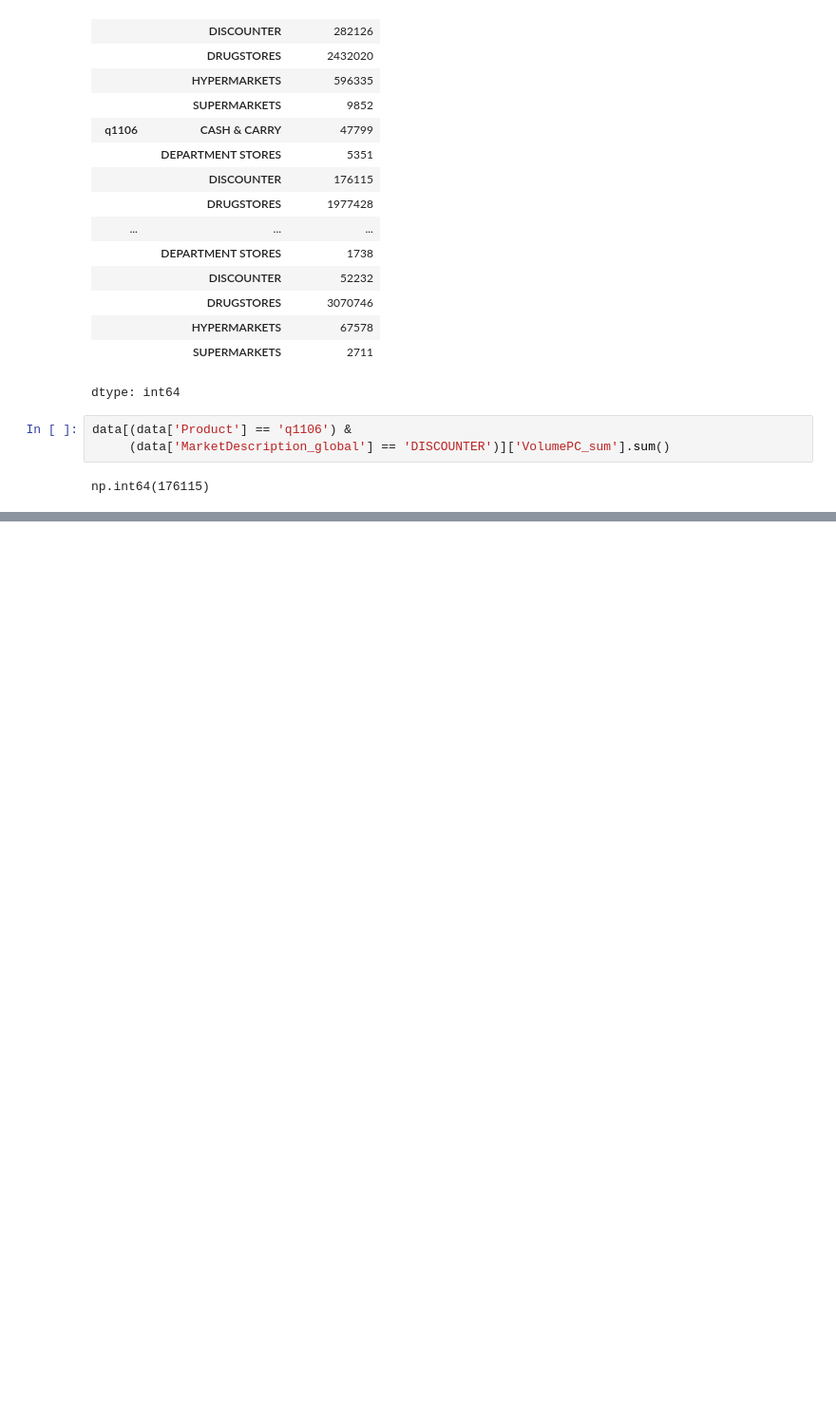
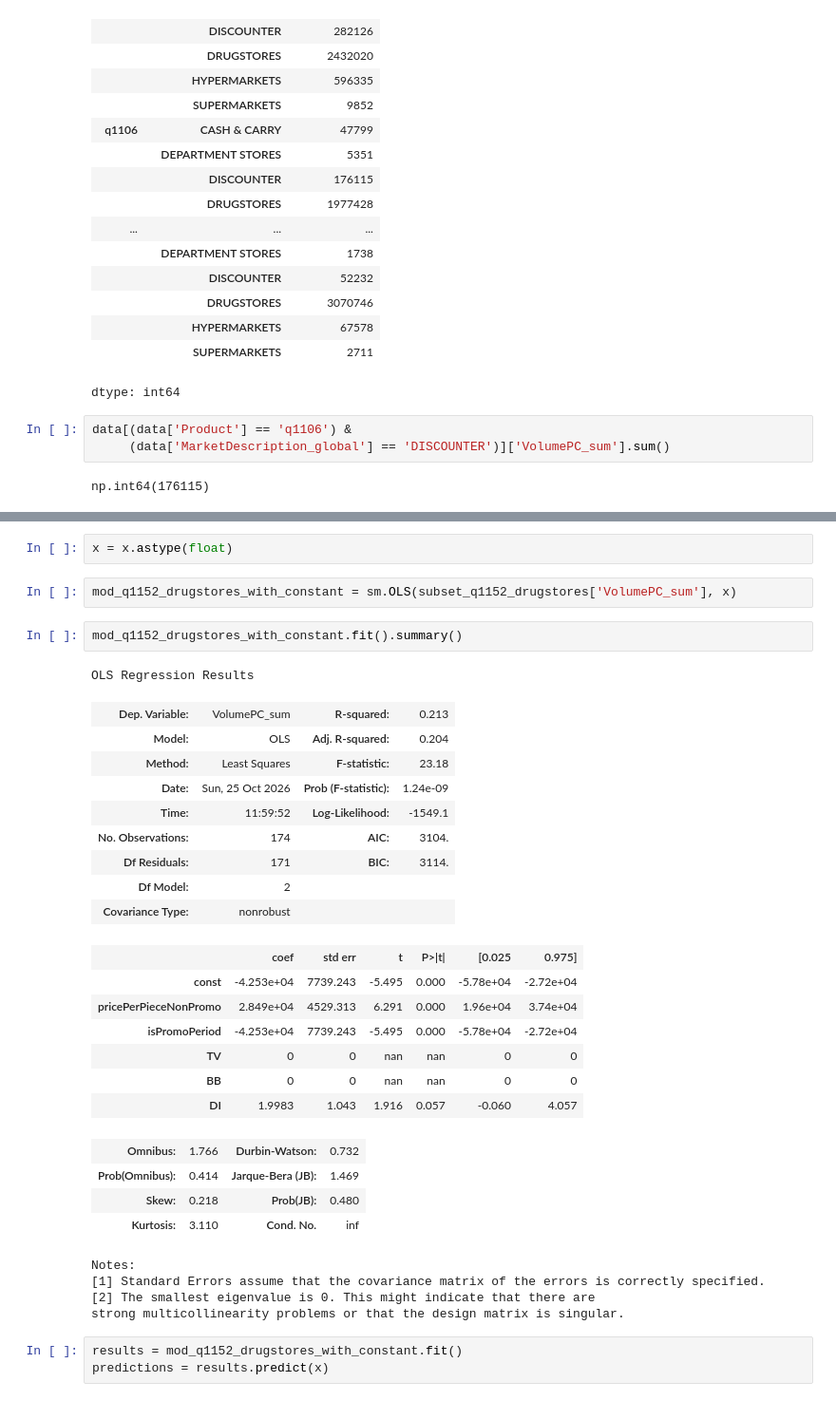
Before and after one commit to lyudmildimitrov1997-sudo/PPA_ERP_Student, a Jupyter notebook: Добре_дошли_в_Colab.ipynb, the cells around one changed output, grey strips where cells are left out. Shown at 95% size. Drawn from its saved outputs; the diff is of its cells as text; blank space fills up the shorter version.

```diff
--- a/Добре_дошли_в_Colab.ipynb
+++ b/Добре_дошли_в_Colab.ipynb
@@ -396,0 +511,35 @@ np.int64(176115)
+# %%
+x = x.astype(float)
+# %%
+mod_q1152_drugstores_with_constant = sm.OLS(subset_q1152_drugstores['VolumePC_sum'], x)
+# %%
+mod_q1152_drugstores_with_constant.fit().summary()
+# %% [output]
+OLS Regression Results
+| Dep. Variable: | VolumePC_sum | R-squared: | 0.213 |
+| Model: | OLS | Adj. R-squared: | 0.204 |
+| Method: | Least Squares | F-statistic: | 23.18 |
+| Date: | Sun, 25 Oct 2026 | Prob (F-statistic): | 1.24e-09 |
+| Time: | 11:59:52 | Log-Likelihood: | -1549.1 |
+| No. Observations: | 174 | AIC: | 3104. |
+| Df Residuals: | 171 | BIC: | 3114. |
+| Df Model: | 2 |  |  |
+| Covariance Type: | nonrobust |  |  |
+|  | coef | std err | t | P>|t| | [0.025 | 0.975] |
+| const | -4.253e+04 | 7739.243 | -5.495 | 0.000 | -5.78e+04 | -2.72e+04 |
+| pricePerPieceNonPromo | 2.849e+04 | 4529.313 | 6.291 | 0.000 | 1.96e+04 | 3.74e+04 |
+| isPromoPeriod | -4.253e+04 | 7739.243 | -5.495 | 0.000 | -5.78e+04 | -2.72e+04 |
+| TV | 0 | 0 | nan | nan | 0 | 0 |
+| BB | 0 | 0 | nan | nan | 0 | 0 |
+| DI | 1.9983 | 1.043 | 1.916 | 0.057 | -0.060 | 4.057 |
+| Omnibus: | 1.766 | Durbin-Watson: | 0.732 |
+| Prob(Omnibus): | 0.414 | Jarque-Bera (JB): | 1.469 |
+| Skew: | 0.218 | Prob(JB): | 0.480 |
+| Kurtosis: | 3.110 | Cond. No. | inf |
+Notes:
+[1] Standard Errors assume that the covariance matrix of the errors is correctly specified.
+[2] The smallest eigenvalue is 0. This might indicate that there are
+strong multicollinearity problems or that the design matrix is singular.
+# %%
+results = mod_q1152_drugstores_with_constant.fit()
+predictions = results.predict(x)
```
Also changed, not shown: parts of 23 cells of this notebook.
